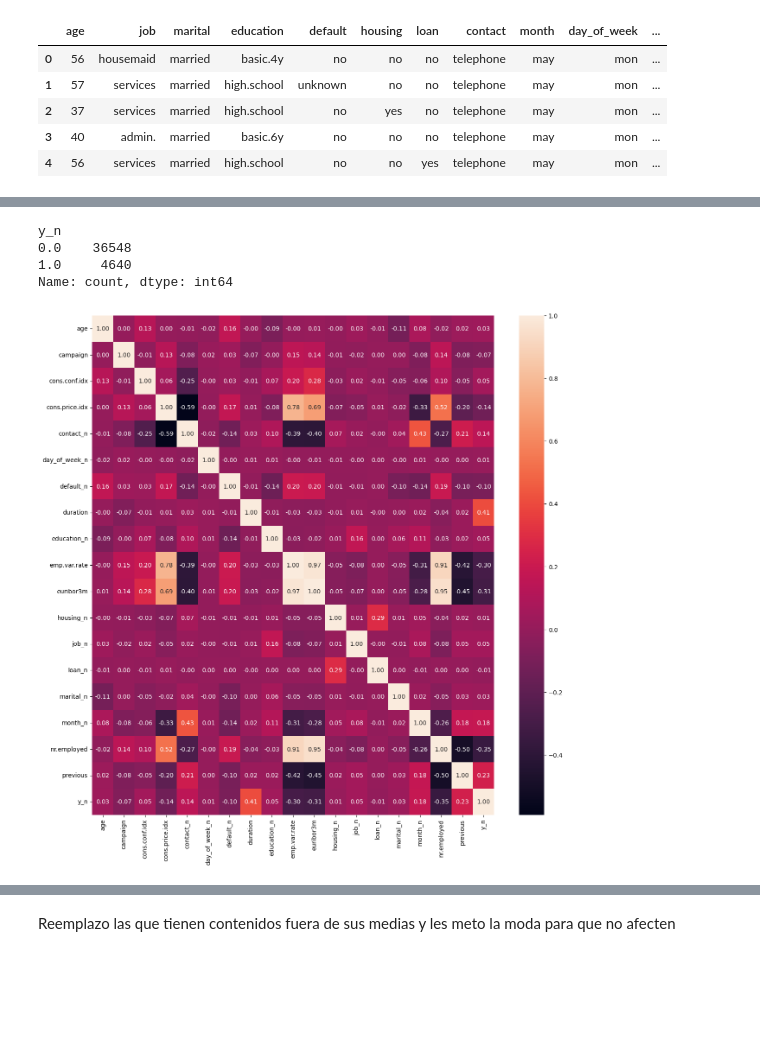
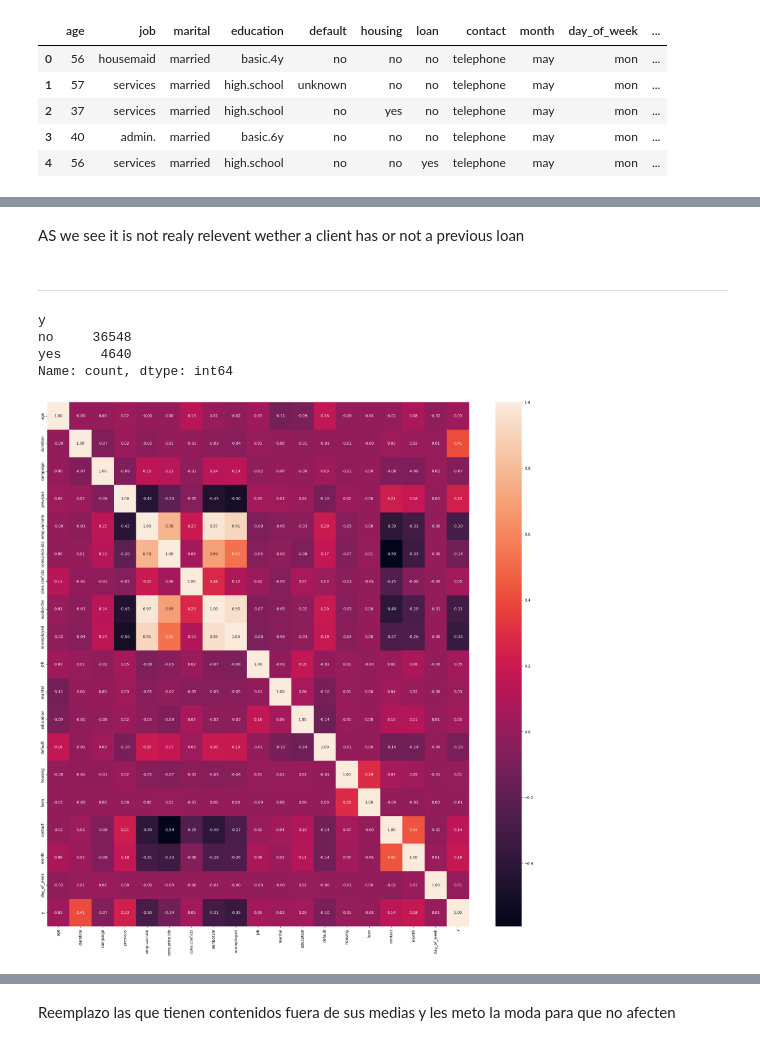
Before and after one commit to milser/Logistic-Regression-Project-Tutorial, a Jupyter notebook: src/explore.ipynb, the cells around one changed output, grey strips where cells are left out. Drawn from its saved outputs; the diff is of its cells as text; code cells hidden in the pictures; blank space fills up the shorter version.

```diff
--- a/src/explore.ipynb
+++ b/src/explore.ipynb
@@ -50,0 +11,5 @@ clean_data.shape
+# %%
+from edastatmil_milser import edas_tatmil as EDA
+
+total_data_raw = EDA.pd.read_csv('../data/raw/bank-marketing-campaign-data.csv', delimiter=';')
+total_data_raw.head(10)
@@ -97,6 +96,5 @@ No hay valores nulos, por lo que no desechamos ninguna fila por este motivo.
 # %%
-#clean_data.drop("host_id", axis = 1).duplicated().sum()
-
+clean_data = total_data_raw.copy()
 clean_data.drop(["pdays","poutcome"], axis = 1, inplace = True)
 clean_data.head()
 #clean_data['education'].value_counts()
@@ -174,0 +108,2 @@ plt.show()
+# %%
+categorical_list, numerical_list = EDA.explore(clean_data)
@@ -220,15 +164,19 @@ plt.show()
+# %% [markdown]
+AS we see it is not realy relevent wether a client has or not a previous loan
+# %% [markdown]
+---------------------------------
 # %%
-clean_data['y_n'].value_counts()
+clean_data['y'].value_counts()
 # %% [output]
-y_n
-0.0    36548
-1.0     4640
+y
+no     36548
+yes     4640
 Name: count, dtype: int64
+# %%
+factorized_data = EDA.factorize_categorical(clean_data,categorical_list)
 # %%
-fig, axis = plt.subplots(figsize = (15, 15))
-
-sns.heatmap(clean_data[clean_data.columns.difference(non_numeric_columns)].corr(), annot = True, fmt = ".2f")
-
-plt.show()
+factorized_list = numerical_list+categorical_list
+EDA.plt.subplots(figsize = (25, 25))
+_ = EDA.sns.heatmap(factorized_data[factorized_list].corr(), annot = True, fmt = ".2f")
 # %% [output]
-[figure, old version]
+[figure, new version]
```
Also changed, not shown: parts of 70 cells of this notebook, 16 other files.
